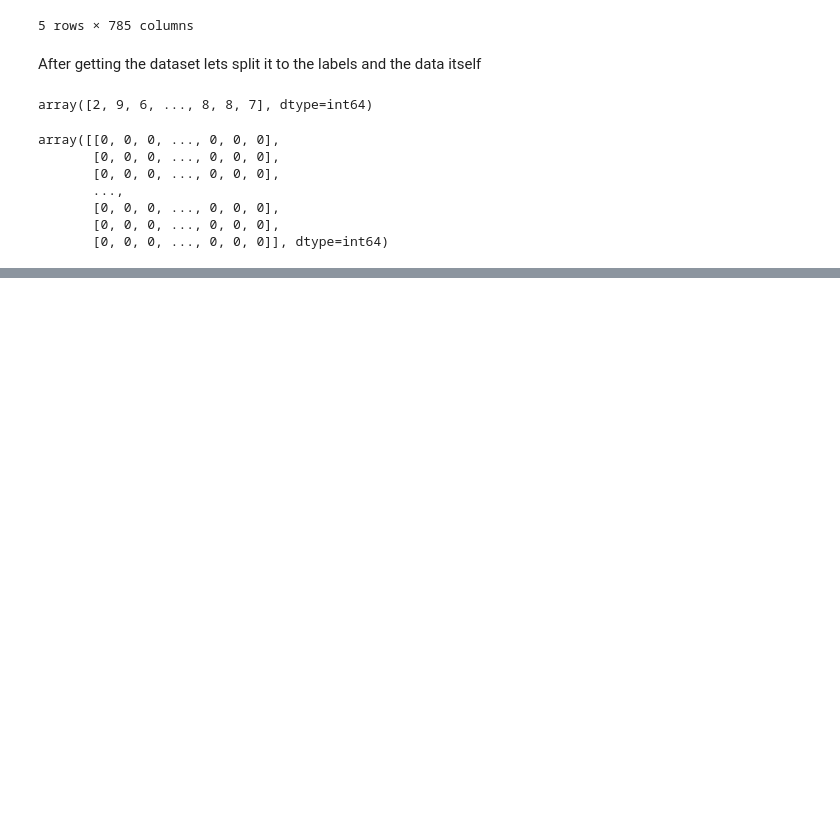
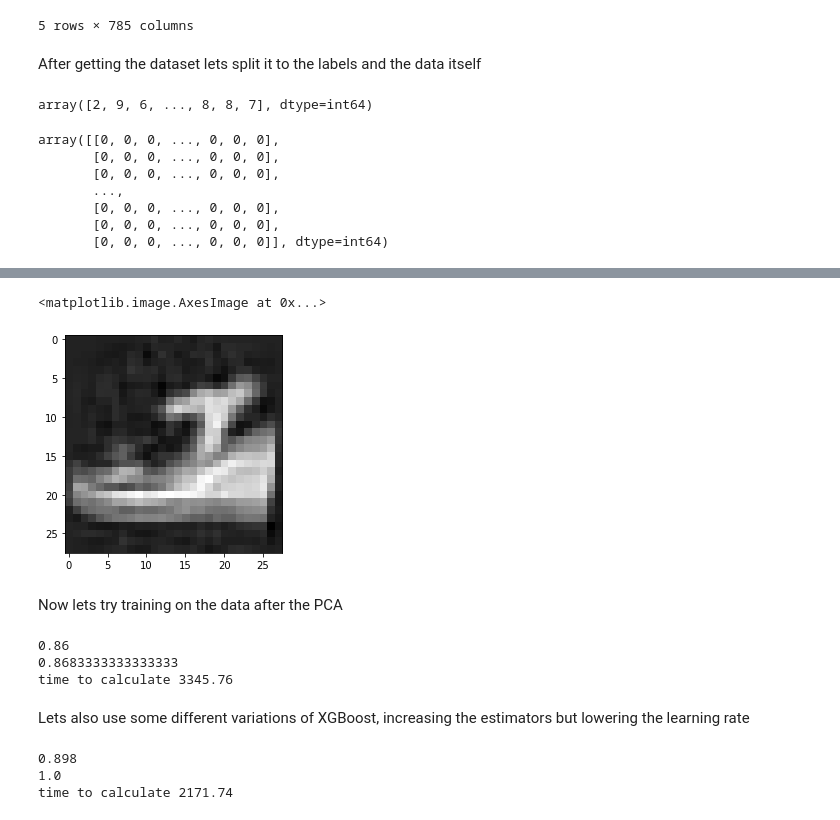
Before and after one commit to LiorBreitman8234/ML_SEM2, a Jupyter notebook: Fashion_MNIST.ipynb, the cells around one changed output, grey strips where cells are left out. Saved outputs shown, nothing was run; the diff lists cells and outputs as text; code cells hidden in the pictures; blank space fills up the shorter version.

```diff
--- a/Fashion_MNIST.ipynb
+++ b/Fashion_MNIST.ipynb
@@ -71,0 +157,21 @@ print(metrics.accuracy_score(target_train,train))
+# %%
+plt.imshow(data_recoverd_to_show[69],cmap = plt.get_cmap("gray"))
+# %% [output]
+<matplotlib.image.AxesImage at 0x...>
+[figure, added]
+# %% [markdown]
+Now lets try training on the data after the PCA
+# %%
+start_time = time.time()
+knn.fit(data_recoverd, target_train)
+pred = knn.predict(test_recoverd)
+train = knn.predict(data_recoverd)
+print(metrics.accuracy_score(target_test,pred))
+print(metrics.accuracy_score(target_train,train))
+print("time to calculate %.2f" %(time.time()-start_time))
+# %% [output]
+0.86
+0.8683333333333333
+time to calculate 3345.76
+# %% [markdown]
+Lets also use some different variations of XGBoost, increasing the estimators but lowering the learning rate
@@ -71,0 +180,12 @@ print(metrics.accuracy_score(target_train,train))
+# %%
+start_time = time.time()
+xgb.fit(data_recoverd, target_train)
+pred = xgb.predict(test_recoverd)
+train = xgb.predict(data_recoverd)
+print(metrics.accuracy_score(target_test,pred))
+print(metrics.accuracy_score(target_train,train))
+print("time to calculate %.2f" %(time.time()-start_time))
+# %% [output]
+0.898
+1.0
+time to calculate 2171.74
```
Also changed, not shown: parts of 30 cells of this notebook.
